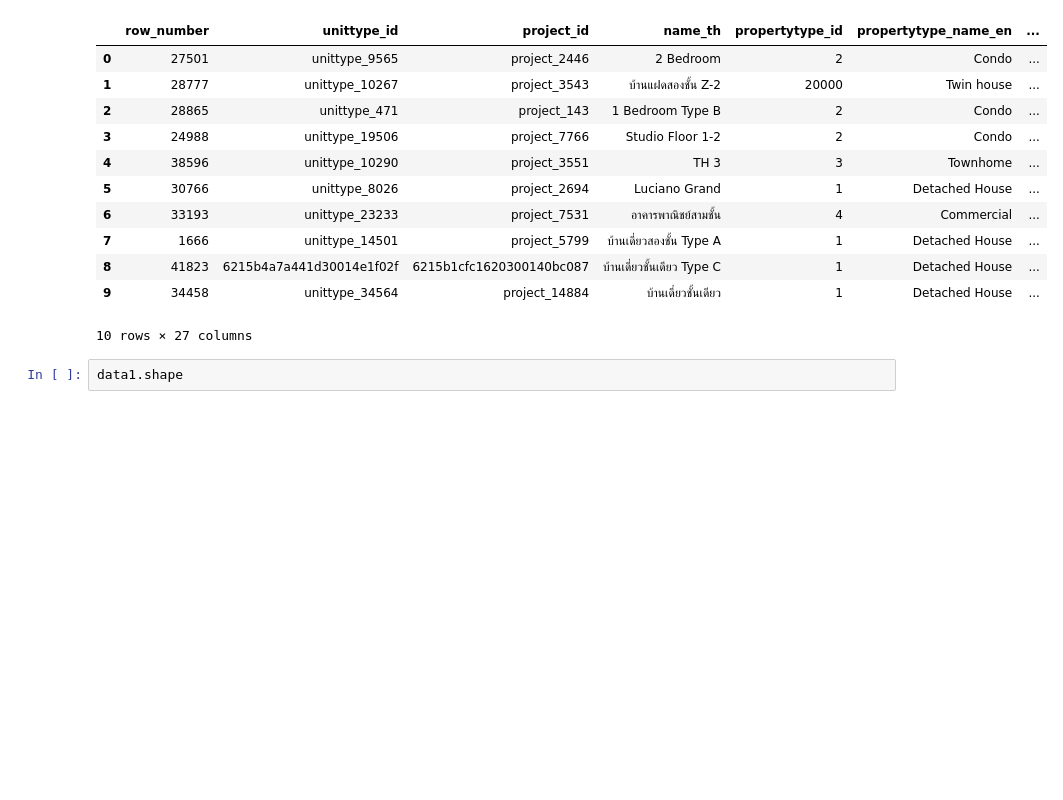
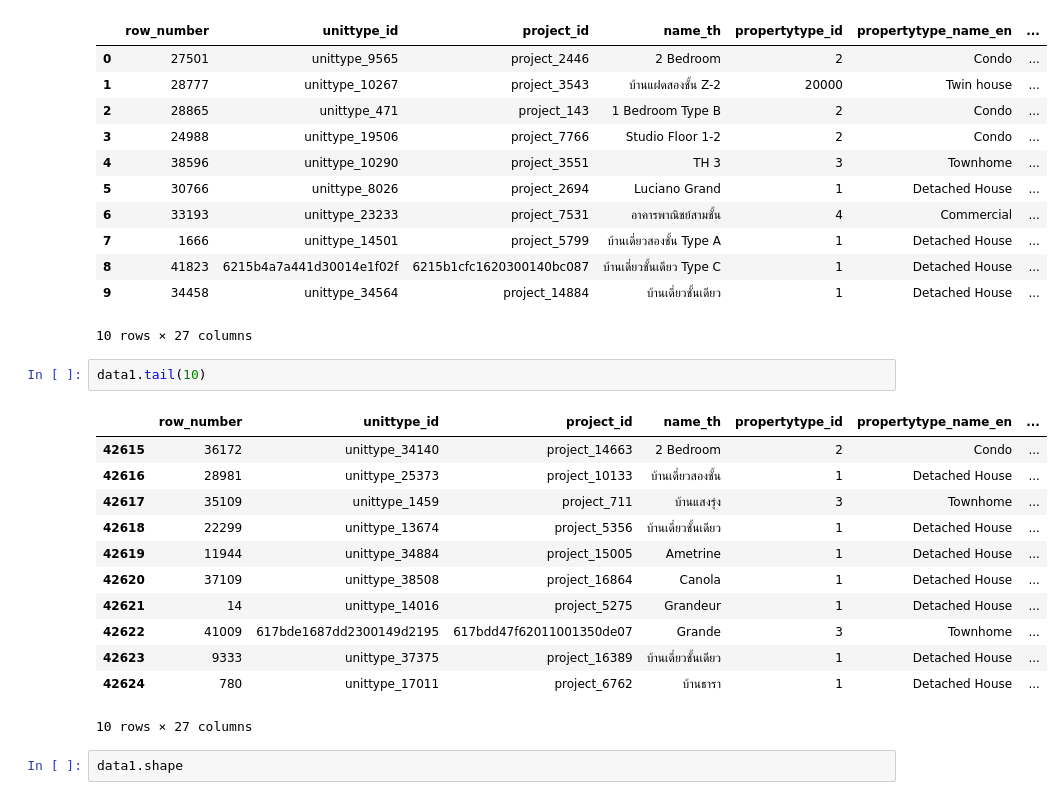
Before and after one commit to chutimaq/BasicProg_DataViz65, a Jupyter notebook: Pandas_Dataframe.ipynb, the cells around one changed output. Drawn from its saved outputs; the diff is of its cells as text; blank space fills up the shorter version.

```diff
--- a/Pandas_Dataframe.ipynb
+++ b/Pandas_Dataframe.ipynb
@@ -60,6 +54,21 @@ data1.head(10)
 | 8 | 41823 | 6215b4a7a441d30014e1f02f | 6215b1cfc1620300140bc087 | บ้านเดี่ยวชั้นเดียว Type C | 1 | Detached House | ... |
 | 9 | 34458 | unittype_34564 | project_14884 | บ้านเดี่ยวชั้นเดียว | 1 | Detached House | ... |
 10 rows × 27 columns
+# %%
+data1.tail(10)
+# %% [output]
+|  | row_number | unittype_id | project_id | name_th | propertytype_id | propertytype_name_en | ... |
+| 42615 | 36172 | unittype_34140 | project_14663 | 2 Bedroom | 2 | Condo | ... |
+| 42616 | 28981 | unittype_25373 | project_10133 | บ้านเดี่ยวสองชั้น | 1 | Detached House | ... |
+| 42617 | 35109 | unittype_1459 | project_711 | บ้านแสงรุ่ง | 3 | Townhome | ... |
+| 42618 | 22299 | unittype_13674 | project_5356 | บ้านเดี่ยวชั้นเดียว | 1 | Detached House | ... |
+| 42619 | 11944 | unittype_34884 | project_15005 | Ametrine | 1 | Detached House | ... |
+| 42620 | 37109 | unittype_38508 | project_16864 | Canola | 1 | Detached House | ... |
+| 42621 | 14 | unittype_14016 | project_5275 | Grandeur | 1 | Detached House | ... |
+| 42622 | 41009 | 617bde1687dd2300149d2195 | 617bdd47f62011001350de07 | Grande | 3 | Townhome | ... |
+| 42623 | 9333 | unittype_37375 | project_16389 | บ้านเดี่ยวชั้นเดียว | 1 | Detached House | ... |
+| 42624 | 780 | unittype_17011 | project_6762 | บ้านธารา | 1 | Detached House | ... |
+10 rows × 27 columns
 # %%
 data1.shape
 # %% [output]
```
Also changed, not shown: parts of 22 cells of this notebook.
